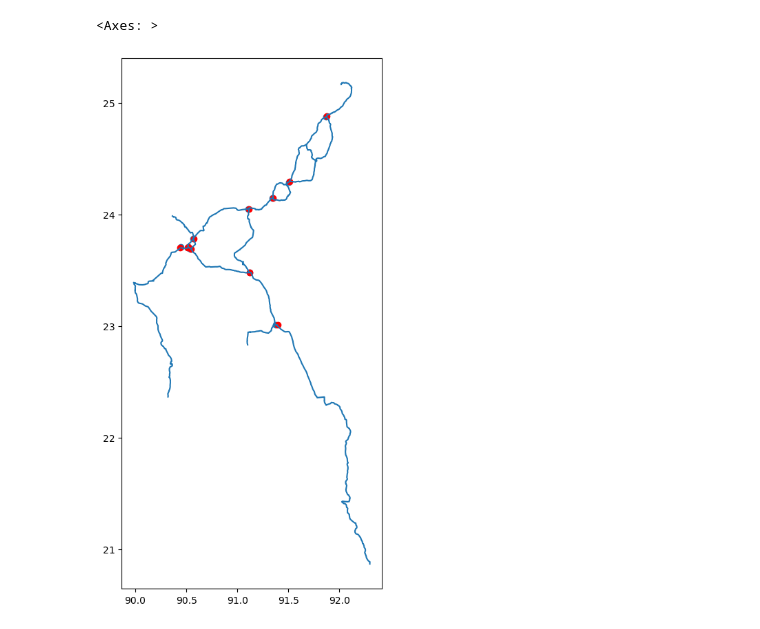
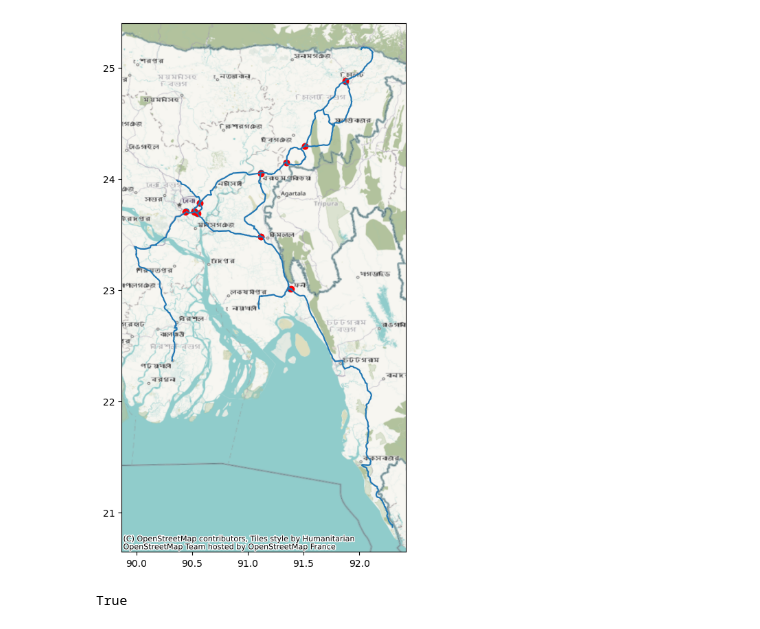
Before and after one commit to mlmoleman/EPA133a-G07-A3, a Jupyter notebook: model/Intersections_roads.ipynb, the cells around one changed output. Drawn from its saved outputs; the diff is of its cells as text; code cells hidden in the pictures.

```diff
--- a/model/Intersections_roads.ipynb
+++ b/model/Intersections_roads.ipynb
@@ -35,7 +35,7 @@ for road_name in road_names_N1:
             line =LineString(bridges_road["geometry"])
             line_transformed = sp_ops.transform(transformer.transform ,line).length
             if line_transformed > 25000:
-                line_dict[road_name] =buffer(LineString(bridges_road["geometry"]),0.008)
+                line_dict[road_name] =buffer(LineString(bridges_road["geometry"]),0.005)
                 line_dict_test[road_name] =line
 
 gseries =gpd.GeoSeries(line_dict.values(), index=line_dict.keys(), crs=4326)
@@ -129,11 +129,11 @@ df_intersections_side.to_csv(main_folder_path+"\\data\\intersections_side.csv")
 # %%
 fig, ax = plt.subplots(1,1,figsize=(10,10))
 # Process intersection data for gdf_N1
 df_intersections_main.plot(ax=ax)
 gseries_test[gseries_test.index.isin(df_intersections_main["intersec_to"])].plot(ax=ax)
 df_intersections_side.plot(ax=ax,color="red")
+cx.add_basemap(ax=ax,crs="EPSG:4326")
 # Process intersection data for gdf_N2
 # df_intersections_main_N2.plot(ax=ax)
 # %% [output]
-<Axes: >
-[figure, old version]
+[figure, new version]
@@ -141,0 +140,4 @@ gseries_test[gseries_test.index.isin(df_intersections_main["intersec_to"])
+# %%
+{1,2}=={2,1}
+# %% [output]
+True
```
Also changed, not shown: parts of 9 cells of this notebook, 3 other files.
